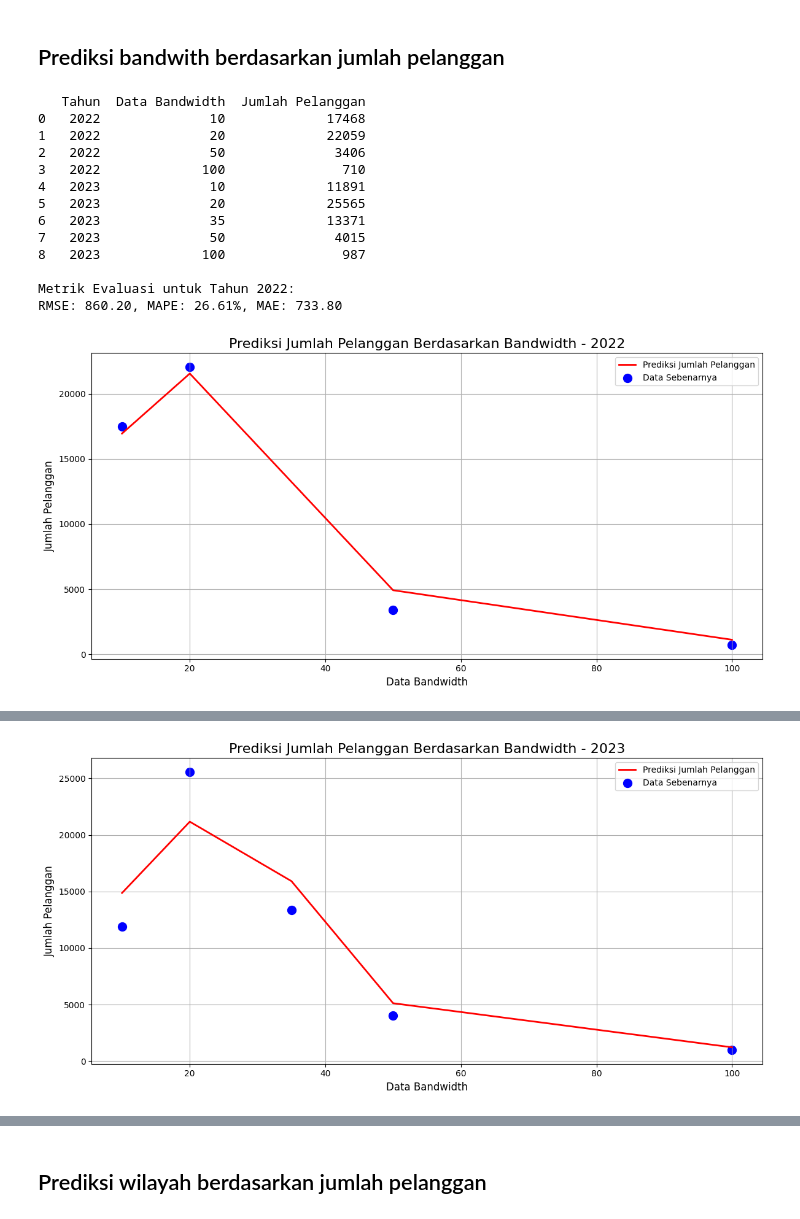
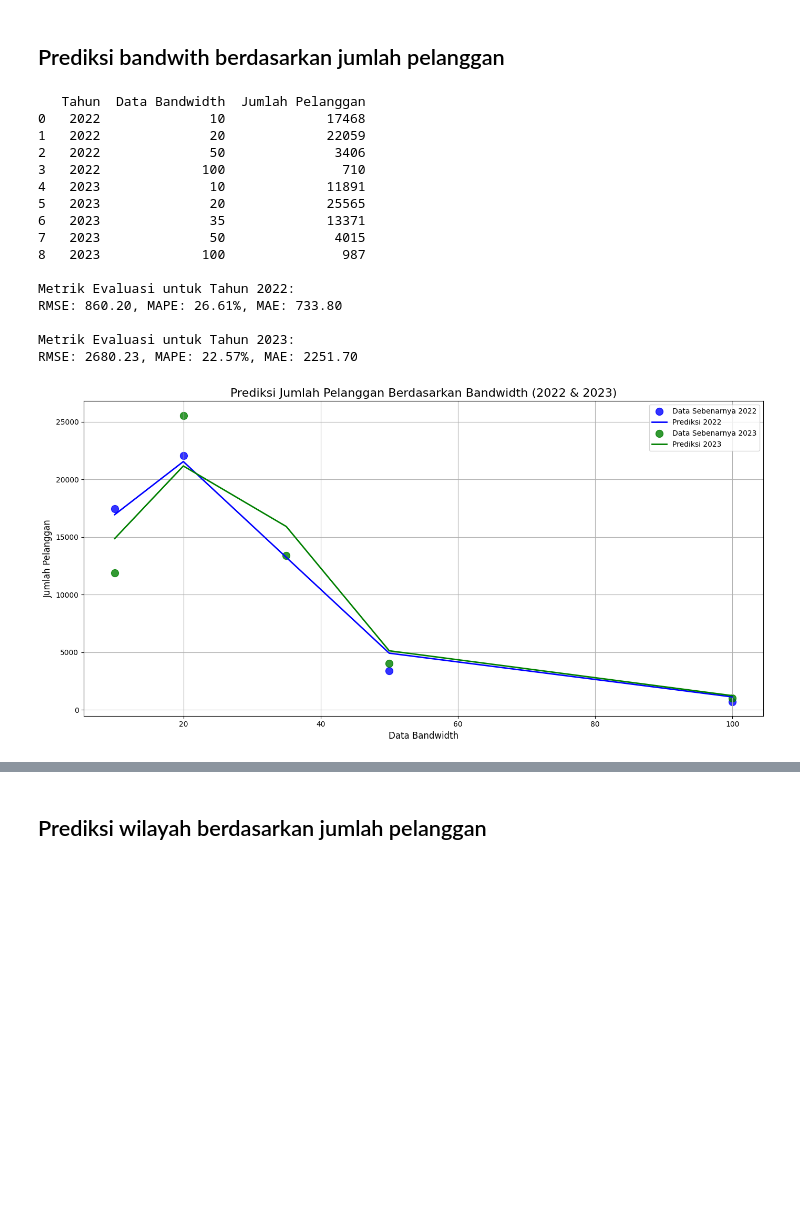
Before and after one commit to irwanmaulana42/google-collab, a Jupyter notebook: Iconnet_Linear_Regresi_dan_Random_Forest.ipynb, the cells around one changed output, grey strips where cells are left out. Drawn from its saved outputs; the diff is of its cells as text; code cells hidden in the pictures; blank space fills up the shorter version.

```diff
--- a/Iconnet_Linear_Regresi_dan_Random_Forest.ipynb
+++ b/Iconnet_Linear_Regresi_dan_Random_Forest.ipynb
@@ -1122,6 +1249,10 @@ results = []
 all_actuals = []  # Untuk menyimpan semua data sebenarnya
 all_predictions = []  # Untuk menyimpan semua prediksi
 
+# Variabel tampungan untuk grafik gabungan
+combined_plot_data = []
+
+
 # Melakukan prediksi untuk setiap tahun
 for year in bandwidth_year_data['Tahun'].unique():
     year_data = bandwidth_year_data[bandwidth_year_data['Tahun'] == year]
@@ -1152,6 +1283,14 @@ for year in bandwidth_year_data['Tahun'].unique():
     combined_df = pd.merge(prediksi_df, actual_data, on='Data Bandwidth', how='left')
     combined_df['Tahun'] = year  # Menambahkan kolom tahun
 
+    # Menyimpan hasil untuk grafik gabungan
+    combined_plot_data.append({
+        'year': year,
+        'data_bandwidth': combined_df['Data Bandwidth'],
+        'actuals': combined_df['Data Sebenarnya'],
+        'predictions': combined_df['Prediksi Jumlah Pelanggan']
+    })
+
     # Menyimpan hasil ke dalam list
     results.append(combined_df)
 
@@ -1168,52 +1307,77 @@ for year in bandwidth_year_data['Tahun'].unique():
     print(f'\nMetrik Evaluasi untuk Tahun {year}:')
     print(f'RMSE: {rmse:.2f}, MAPE: {mape:.2%}, MAE: {mae:.2f}')
 
-    # Membuat plot untuk prediksi jumlah pelanggan berdasarkan bandwidth per tahun
-    plt.figure(figsize=(12, 6))
-    plt.plot(prediksi_df['Data Bandwidth'], prediksi_df['Prediksi Jumlah Pelanggan'], color='red', linewidth=2, label='Prediksi Jumlah Pelanggan')
-    plt.scatter(year_data['Data Bandwidth'], year_data['Jumlah Pelanggan'], color='blue', label='Data Sebenarnya', s=100)
+    # # Membuat plot untuk prediksi jumlah pelanggan berdasarkan bandwidth per tahun
+    # plt.figure(figsize=(12, 6))
+    # plt.plot(prediksi_df['Data Bandwidth'], prediksi_df['Prediksi Jumlah Pelanggan'], color='red', linewidth=2, label='Prediksi Jumlah Pelanggan')
+    # plt.scatter(year_data['Data Bandwidth'], year_data['Jumlah Pelanggan'], color='blue', label='Data Sebenarnya', s=100)
 
-    # Menambahkan judul dan label
-    plt.title(f'Prediksi Jumlah Pelanggan Berdasarkan Bandwidth - {year}', fontsize=16)
-    plt.xlabel('Data Bandwidth', fontsize=12)
-    plt.ylabel('Jumlah Pelanggan', fontsize=12)
+    # # Menambahkan judul dan label
+    # plt.title(f'Prediksi Jumlah Pelanggan Berdasarkan Bandwidth - {year}', fontsize=16)
+    # plt.xlabel('Data Bandwidth', fontsize=12)
+    # plt.ylabel('Jumlah Pelanggan', fontsize=12)
 
-    # Menambahkan grid dan legenda
-    plt.grid()
-    plt.legend()
+    # # Menambahkan grid dan legenda
+    # plt.grid()
+    # plt.legend()
 
-    # Menampilkan grafik
-    plt.tight_layout()
-    plt.show()
+    # # Menampilkan grafik
+    # plt.tight_layout()
+    # plt.show()
+
+# Membuat grafik gabungan untuk tahun 2022 dan 2023
+plt.figure(figsize=(14, 7))
+colors = {2022: 'blue', 2023: 'green'}  # Warna untuk setiap tahun
+
+# Menambahkan data dan prediksi untuk masing-masing tahun
+for data in combined_plot_data:
+    if data['year'] in [2022, 2023]:  # Hanya tahun 2022 dan 2023
+        plt.scatter(data['data_bandwidth'], data['actuals'], label=f'Data Sebenarnya {data["year"]}', s=100, alpha=0.8, color=colors[data['year']])
+        plt.plot(data['data_bandwidth'], data['predictions'], label=f'Prediksi {data["year"]}', linewidth=2, color=colors[data['year']])
+
+# Menambahkan judul, label, dan legenda
+plt.title('Prediksi Jumlah Pelanggan Berdasarkan Bandwidth (2022 & 2023)', fontsize=16)
+plt.xlabel('Data Bandwidth', fontsize=12)
+plt.ylabel('Jumlah Pelanggan', fontsize=12)
+plt.grid()
+plt.legend()
+
+# Menampilkan grafik
+plt.tight_layout()
+plt.show()
+
 
 # Menggabungkan semua DataFrame hasil ke dalam satu DataFrame
 final_results = pd.concat(results, ignore_index=True)
 
 # Menampilkan tabel akhir
 final_results = final_results[['Tahun', 'Data Bandwidth', 'Data Sebenarnya', 'Prediksi Jumlah Pelanggan']]
 print("Tabel Prediksi dan Data Sebenarnya:")
 print(final_results)
 
 # Menghitung metrik keseluruhan
 overall_rmse = np.sqrt(mean_squared_error(all_actuals, all_predictions))
 overall_mape = mean_absolute_percentage_error(all_actuals, all_predictions)
 overall_mae = mean_absolute_error(all_actuals, all_predictions)
 
 # Menampilkan metrik keseluruhan
 print("\nMetrik Evaluasi Keseluruhan:")
 print(f'RMSE: {overall_rmse:.2f}, MAPE: {overall_mape:.2%}, MAE: {overall_mae:.2f}')
 # %% [output]
    Tahun  Data Bandwidth  Jumlah Pelanggan
 0   2022              10             17468
 1   2022              20             22059
 2   2022              50              3406
 3   2022             100               710
 4   2023              10             11891
 5   2023              20             25565
 6   2023              35             13371
 7   2023              50              4015
 8   2023             100               987
 
 Metrik Evaluasi untuk Tahun 2022:
 RMSE: 860.20, MAPE: 26.61%, MAE: 733.80
+
+Metrik Evaluasi untuk Tahun 2023:
+RMSE: 2680.23, MAPE: 22.57%, MAE: 2251.70
-[figure, old version]
+[figure, new version]
@@ -1222 +1397,0 @@ RMSE: 2680.23, MAPE: 22.57%, MAE: 2251.70
-[figure, removed]
```
Also changed, not shown: parts of 5 cells of this notebook.
